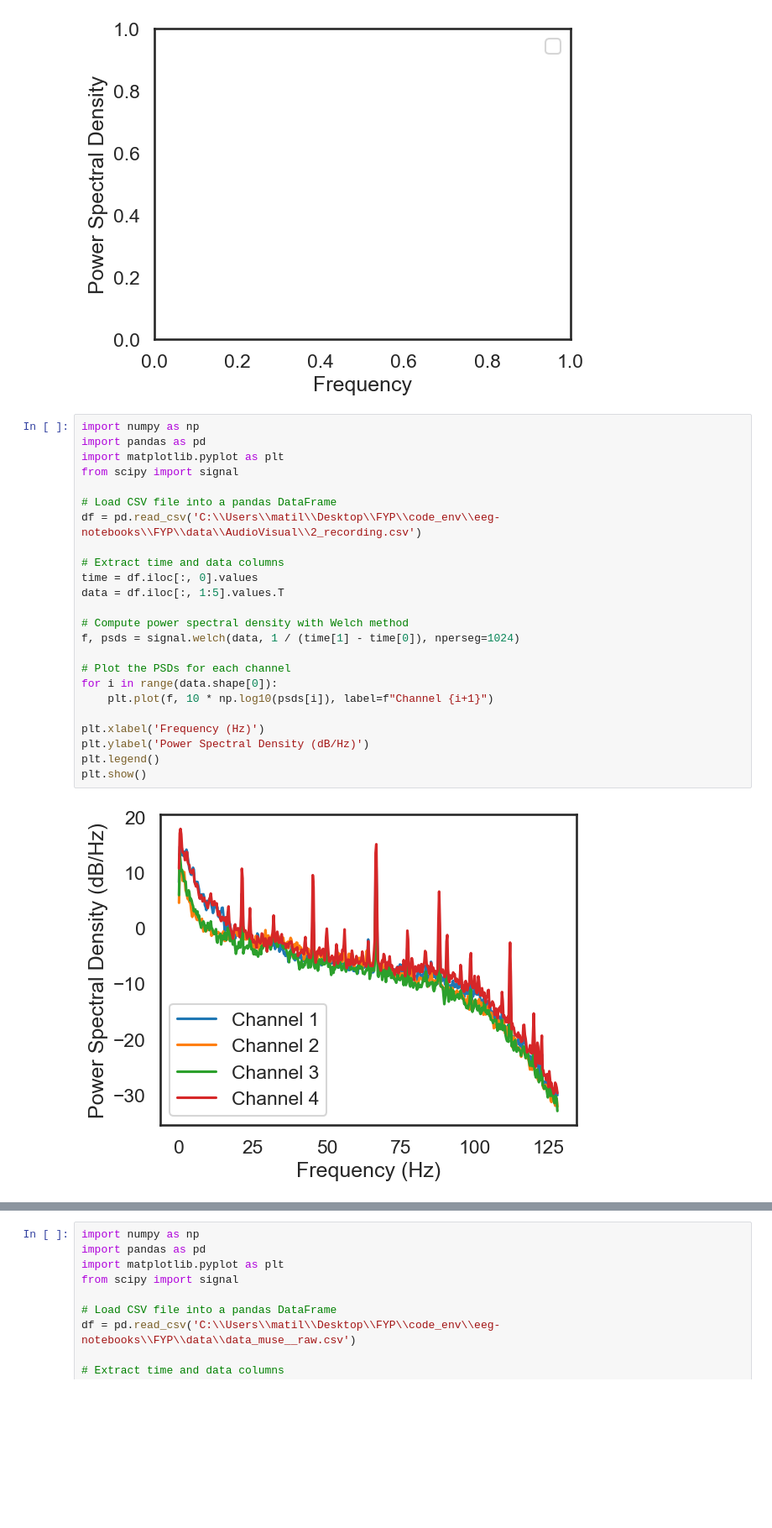
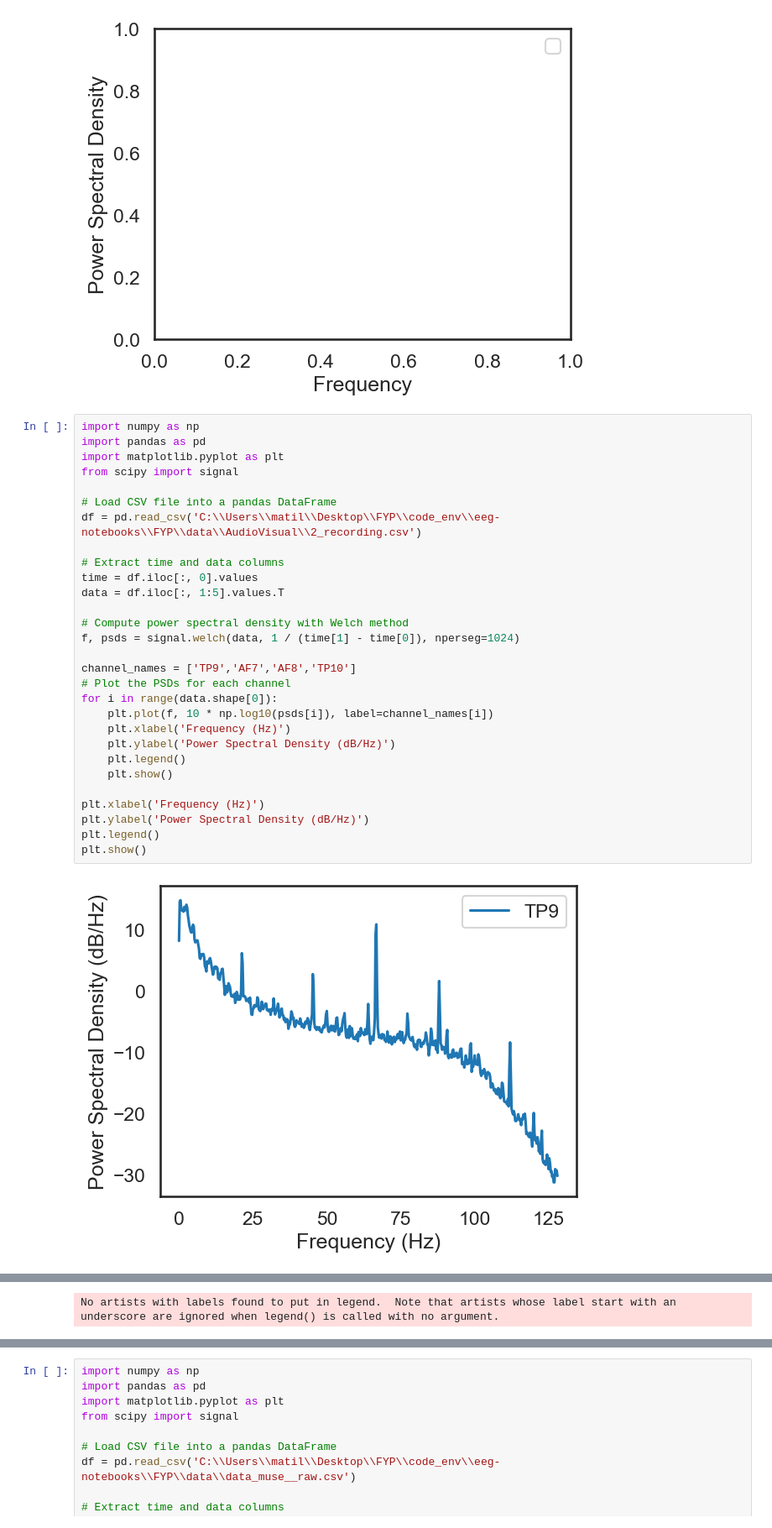
Before and after one commit to mp2419/eeg-notebooks, a Jupyter notebook: FYP/audio_visualoddball/load_n_spectrum.ipynb, the cells around one changed output, grey strips where cells are left out. Shown at 84% size. Drawn from its saved outputs; the diff is of its cells as text; blank space fills up the shorter version.

```diff
--- a/FYP/audio_visualoddball/load_n_spectrum.ipynb
+++ b/FYP/audio_visualoddball/load_n_spectrum.ipynb
@@ -235,26 +235,31 @@ No artists with labels found to put in legend.  Note that artists whose label st
 # %%
 import numpy as np
 import pandas as pd
 import matplotlib.pyplot as plt
 from scipy import signal
 
 # Load CSV file into a pandas DataFrame
 df = pd.read_csv('C:\\Users\\matil\\Desktop\\FYP\\code_env\\eeg-notebooks\\FYP\\data\\AudioVisual\\2_recording.csv')
 
 # Extract time and data columns
 time = df.iloc[:, 0].values
 data = df.iloc[:, 1:5].values.T
 
 # Compute power spectral density with Welch method
 f, psds = signal.welch(data, 1 / (time[1] - time[0]), nperseg=1024)
 
+channel_names = ['TP9','AF7','AF8','TP10']
 # Plot the PSDs for each channel
 for i in range(data.shape[0]):
-    plt.plot(f, 10 * np.log10(psds[i]), label=f"Channel {i+1}")
+    plt.plot(f, 10 * np.log10(psds[i]), label=channel_names[i])
+    plt.xlabel('Frequency (Hz)')
+    plt.ylabel('Power Spectral Density (dB/Hz)')
+    plt.legend()
+    plt.show()
 
 plt.xlabel('Frequency (Hz)')
 plt.ylabel('Power Spectral Density (dB/Hz)')
 plt.legend()
 plt.show()
 # %% [output]
-[figure, old version]
+[figure, new version]
@@ -260,0 +269 @@ plt.show()
+No artists with labels found to put in legend.  Note that artists whose label start with an underscore are ignored when legend() is called with no argument.
```
Also changed, not shown: parts of 7 cells of this notebook, 3 other files.
